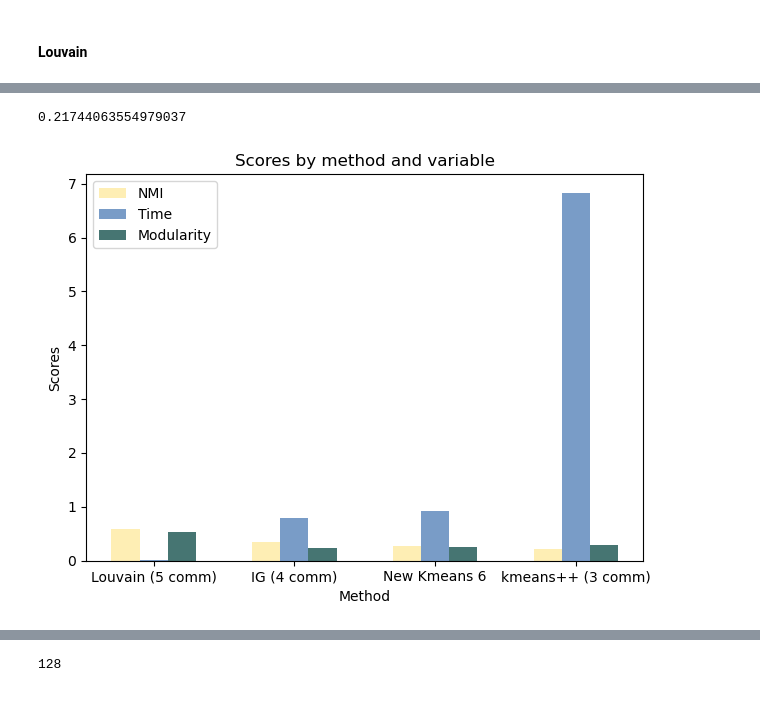
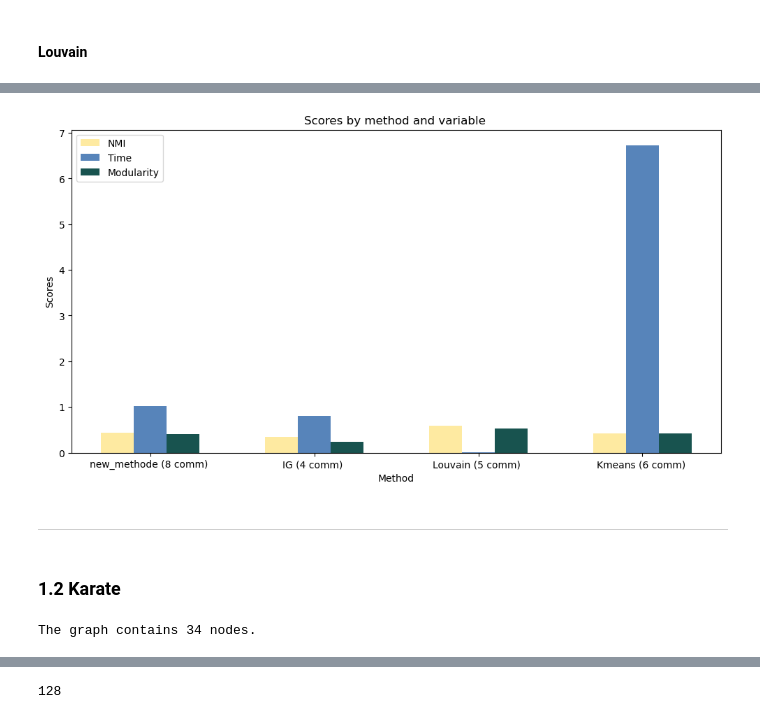
Before and after one commit to MarouaneBenbetka/Awsome-Community-Detection, a Jupyter notebook: Week3_Feb_26/kmeans/test.ipynb, the cells around one changed output, grey strips where cells are left out. Drawn from its saved outputs; the diff is of its cells as text; code cells hidden in the pictures.

Commit message:
feat: implementing different test using multiple algorithms

```diff
--- a/Week3_Feb_26/kmeans/test.ipynb
+++ b/Week3_Feb_26/kmeans/test.ipynb
@@ -34,7 +37,7 @@ The graph contains 62 nodes.
 # %%
 
 start_time = time.time()
-Cmax, Qmax, Kbest , Labels , trace = local_expansion_kmeans(G, adj_matrix, 2, 10 )
+Cmax, Qmax, Kbest , Labels , trace = local_expansion_kmeans(G, adj_matrix, 2, 16 )
 end_time = time.time()
 
 
@@ -48,6 +51,7 @@ new_methode_modularity = Qmax
 new_methode_nmi = trace[Kbest-2]["NMI"]
 new_methode_nb_communities = len(Cmax)
 
+algorithms_trace.append({"name": "new_methode", "duration": new_methode_time , "modularity":new_methode_modularity, "nmi":new_methode_nmi, "nb_communities":new_methode_nb_communities})
 
 custom_df_styling(trace)
 # %% [output]
@@ -76,11 +100,12 @@ start_time = time.time()
 communitites, modularity_trace, _, _ = IG(adj_matrix, 15, 0.5)
 end_time = time.time()
 
-
 ig_nmi = calc_nmi(true_labels,communities_to_labels(G,communitites,original_nodes))
 ig_mod = modularity_trace[-1]
 ig_time = end_time - start_time
 ig_nb_communities = len(communitites)
+
+algorithms_trace.append({"name": "IG", "duration":ig_time , "modularity":ig_mod, "nmi":ig_nmi, "nb_communities":ig_nb_communities})
 # %% [markdown]
 #### Louvain
 # %%
@@ -92,10 +117,11 @@ louvain_nmi = calc_nmi(true_labels, partition.items())
 louvain_time = end - start
 louvain_mod = mod
 louvain_nb_communities = len(set(partition.values()))
+
+algorithms_trace.append({"name": "Louvain", "duration":louvain_time , "modularity":louvain_mod, "nmi":louvain_nmi, "nb_communities":louvain_nb_communities})
 # %%
 start_time = time.time()
 Cmax, Qmax, Kbest, Labels, trace = kmeans_random(G, adj_matrix, 2, 20)
-
 
 end_time = time.time()
 
@@ -104,9 +130,10 @@ for item in trace:
     item["NMI"] = calc_nmi(true_labels, communities_to_labels(
         G, item["communities"], original_nodes))
 
-print(Cmax)
 kmeans_time = end_time - start_time
 kmeans_modularity = Qmax
 kmeans_nmi = trace[Kbest-2]["NMI"]
 kmeans_nb_communities = len(Cmax)
+
+algorithms_trace.append({"name": "Kmeans", "duration":kmeans_time , "modularity":kmeans_modularity, "nmi":kmeans_nmi, "nb_communities":kmeans_nb_communities})
 # %% [output]
@@ -114,49 +157,45 @@ kmeans_nb_communities = len(Cmax)
-# %%
-kmeans_nmi
-# %% [output]
-0.21744063554979037
 # %%
-import numpy as np
-import matplotlib.pyplot as plt
-
 # Sample data
-n_groups = 4
+n_groups = len(algorithms_trace)
 # NMI for Louvain, IG, New Method
-nmi = (louvain_nmi, ig_nmi, new_methode_nmi, kmeans_nmi)
-time = (louvain_time, ig_time, new_methode_time , kmeans_time)  # Time for Louvain, IG, New Method
-modularity = (louvain_mod, ig_mod, new_methode_modularity , kmeans_modularity)  # Modularity for Louvain, IG, New Method
+nmi = [algo["nmi"] for algo in algorithms_trace]
+# Time for Louvain, IG, New Method
+duration = [algo["duration"] for algo in algorithms_trace]
+# Modularity for Louvain, IG, New Method
+modularity = [algo["modularity"] for algo in algorithms_trace]
 
 # Create plot
-fig, ax = plt.subplots()
+
+fig, ax = plt.subplots(figsize=(12, 6))
+
 index = np.arange(n_groups)
 bar_width = 0.2
-opacity = 0.8
+
 
 rects1 = plt.bar(index, nmi, bar_width,
-                 alpha=opacity,
                  color='#FEEAA1',
                  label='NMI')
 
-rects2 = plt.bar(index + bar_width, time, bar_width,
-                 alpha=opacity,
+rects2 = plt.bar(index + bar_width, duration, bar_width,
                  color='#5784BA',
                  label='Time')
 
 rects3 = plt.bar(index + 2 * bar_width, modularity, bar_width,
-                 alpha=opacity,
                  color='#18534F',
                  label='Modularity')
 
 
 
 plt.xlabel('Method')
 plt.ylabel('Scores')
-plt.title('Scores by method and variable')
-plt.xticks(index + bar_width, (f'Louvain ({louvain_nb_communities} comm)', f'IG ({ig_nb_communities} comm)',
-           f'New Kmeans ({new_methode_nb_communities} comm)', f'kmeans++ ({kmeans_nb_communities} comm)'))
+plt.title('Scores by method and variable ')
+
+
+plt.xticks(index + bar_width, [f"{algo['name']} ({algo['nb_communities']} comm) " for algo in algorithms_trace])
+
 plt.legend()
-
-plt.tight_layout()
 plt.show()
 # %% [output]
-[figure, old version]
+[figure, new version]
+# %% [markdown]
+___
@@ -162,0 +204,15 @@ plt.show()
+# %% [markdown]
+### 1.2 Karate
+# %%
+
+file_path = 'data/reel/karate/karate.gml'
+G = nx.read_gml(file_path, label='id')
+original_nodes = list(G.nodes())
+mapping = {node: i for i, node in enumerate(G.nodes())}
+G = nx.relabel_nodes(G, mapping)
+adj_matrix = nx.to_numpy_array(G)
+true_labels = read_community_labels_file_reel(
+    'data/reel/karate/groundTruth.txt')
+print(f"The graph contains {adj_matrix.shape[0]} nodes.")
+# %% [output]
+The graph contains 34 nodes.
```
Also changed, not shown: parts of 40 cells of this notebook, 13 other files.
